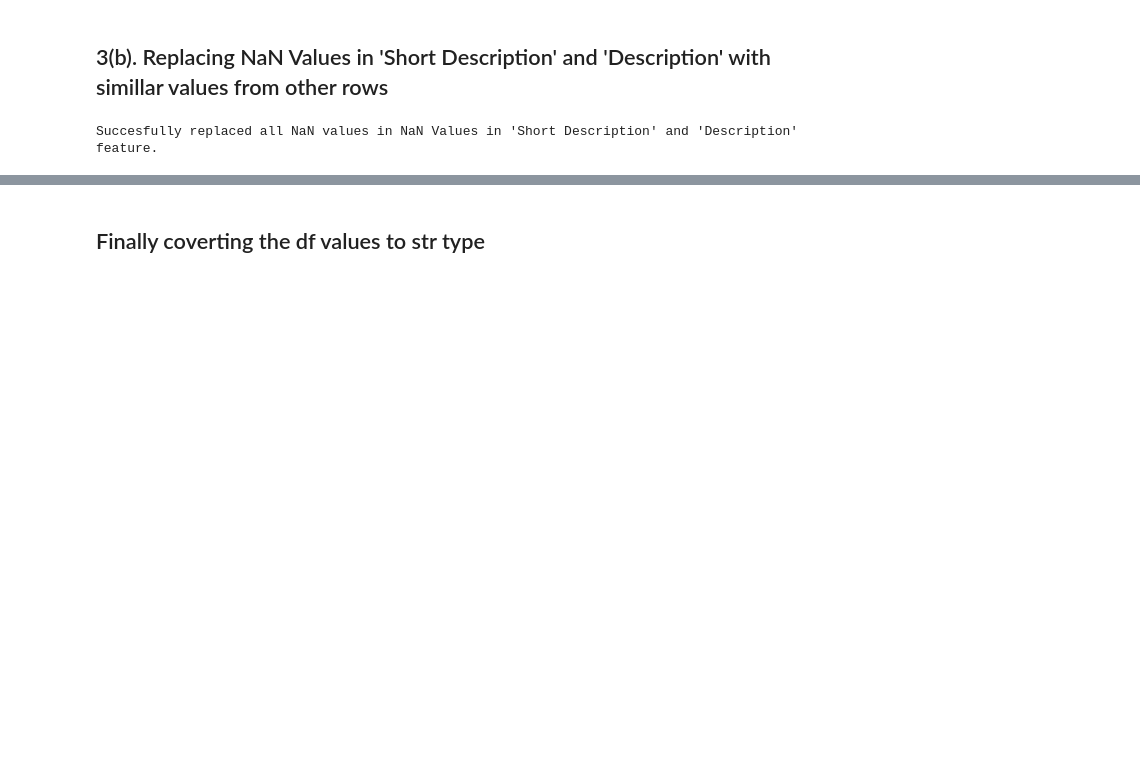
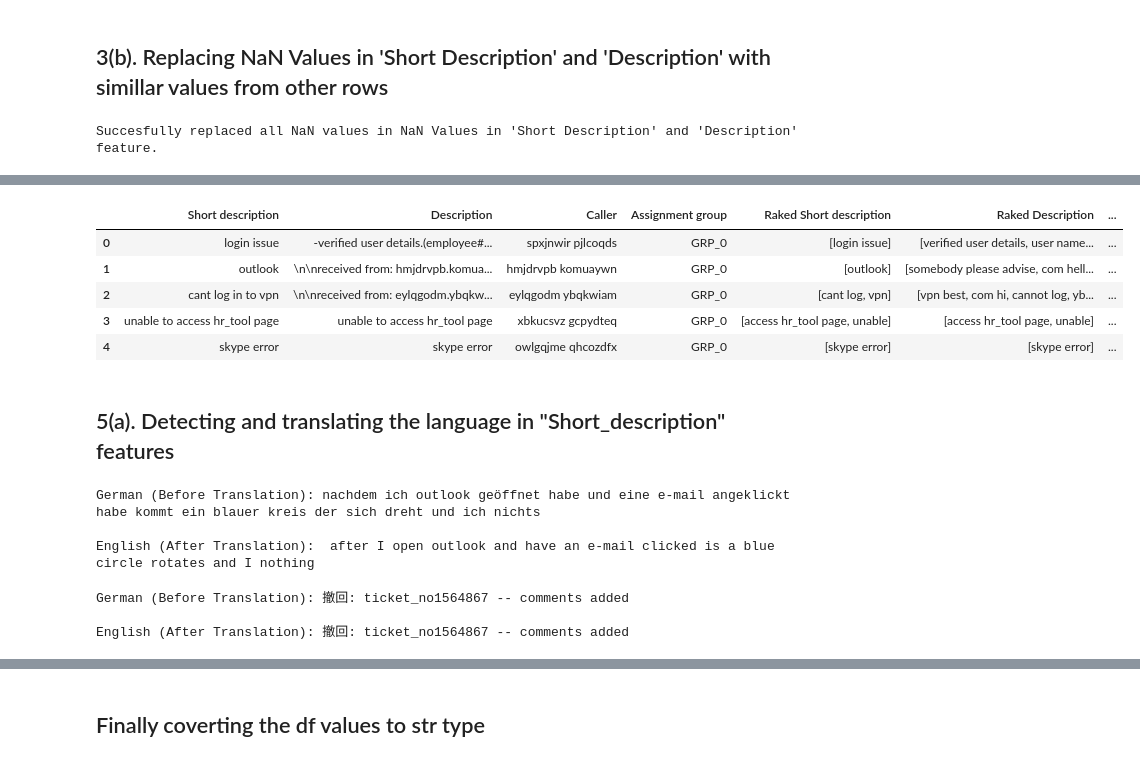
Before and after one commit to soumendrabagh/Automatic-Ticket-Generation-NLP, a Jupyter notebook: NLP_Automatic_Ticket_Assignment.ipynb, the cells around one changed output, grey strips where cells are left out. Drawn from its saved outputs; the diff is of its cells as text; code cells hidden in the pictures; blank space fills up the shorter version.

```diff
--- a/NLP_Automatic_Ticket_Assignment.ipynb
+++ b/NLP_Automatic_Ticket_Assignment.ipynb
@@ -114,0 +123,13 @@ df[df['Description'].isnull()][['Short description', 'Description']]
+# %%
+# Imputing NaN values in 'Short description' based upon corresponding 'Description' values from other simillar rows in df
+df.at[2604, 'Short description'] = 'NaN'
+df.at[3383, 'Short description'] = 'NaN'
+df.at[3906, 'Short description'] = 'NaN'
+df.at[3910, 'Short description'] = 'NaN'
+df.at[3915, 'Short description'] = 'NaN'
+df.at[3921, 'Short description'] = 'NaN'
+df.at[3924, 'Short description'] = 'NaN'
+df.at[4341, 'Short description'] = 'NaN'
+
+# Imputing NaN values in 'Description' based upon corresponding 'Description' values from other simillar rows in df
+df.at[4395, 'Description'] = 'NaN'
@@ -114,0 +139,3 @@ df[df['Description'].isnull()][['Short description', 'Description']]
+# %%
+df['Raked Short description'] = df['Short description'].apply(rake_implement)
+df['Raked Description'] = df['Description'].apply(rake_implement)
@@ -175,0 +325,2 @@ dtype: int64
+# %%
+translated_df = pd.concat([df, vaishakh_df.drop(['Short description', 'Description', 'Caller', 'Assignment group'], axis=1)], axis=1)
@@ -175,0 +349,11 @@ dtype: int64
+# %%
+translated_df.head(5)
+# %% [output]
+|  | Short description | Description | Caller | Assignment group | Raked Short description | Raked Description | ... |
+| 0 | login issue | -verified user details.(employee#... | spxjnwir pjlcoqds | GRP_0 | [login issue] | [verified user details, user name... | ... |
+| 1 | outlook | \n\nreceived from: hmjdrvpb.komua... | hmjdrvpb komuaywn | GRP_0 | [outlook] | [somebody please advise, com hell... | ... |
+| 2 | cant log in to vpn | \n\nreceived from: eylqgodm.ybqkw... | eylqgodm ybqkwiam | GRP_0 | [cant log, vpn] | [vpn best, com hi, cannot log, yb... | ... |
+| 3 | unable to access hr_tool page | unable to access hr_tool page | xbkucsvz gcpydteq | GRP_0 | [access hr_tool page, unable] | [access hr_tool page, unable] | ... |
+| 4 | skype error | skype error | owlgqjme qhcozdfx | GRP_0 | [skype error] | [skype error] | ... |
+# %% [markdown]
+## 5(a). Detecting and translating the language in "Short_description" features
@@ -175,0 +377,15 @@ dtype: int64
+# %%
+
+print("German (Before Translation):", translated_df['Short description'][1622])
+print('\nEnglish (After Translation): ', translated_df['Translated_Short description'][1622])
+# %% [output]
+German (Before Translation): nachdem ich outlook geöffnet habe und eine e-mail angeklickt habe kommt ein blauer kreis der sich dreht und ich nichts
+
+English (After Translation):  after I open outlook and have an e-mail clicked is a blue circle rotates and I nothing
+# %%
+print("German (Before Translation):",translated_df['Short description'][164])
+print('\nEnglish (After Translation): '+translated_df['Translated_Short description'][164])
+# %% [output]
+German (Before Translation): 撤回: ticket_no1564867 -- comments added
+
+English (After Translation): 撤回: ticket_no1564867 -- comments added
```
Also changed, not shown: parts of 73 cells of this notebook, 2 other files.
